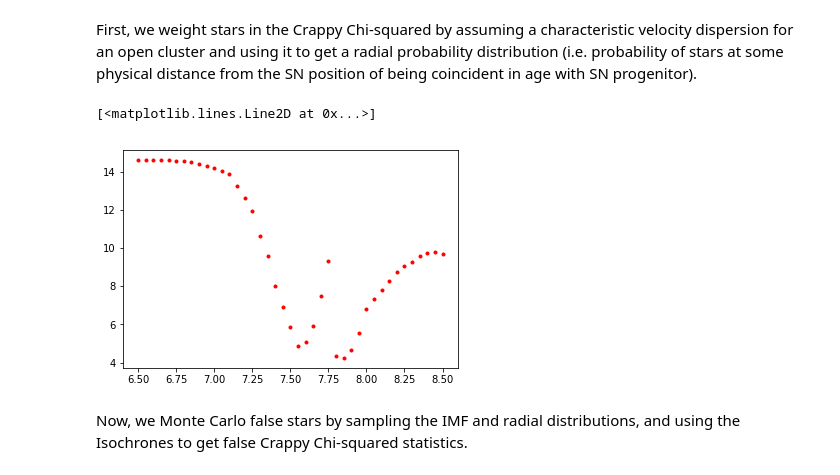
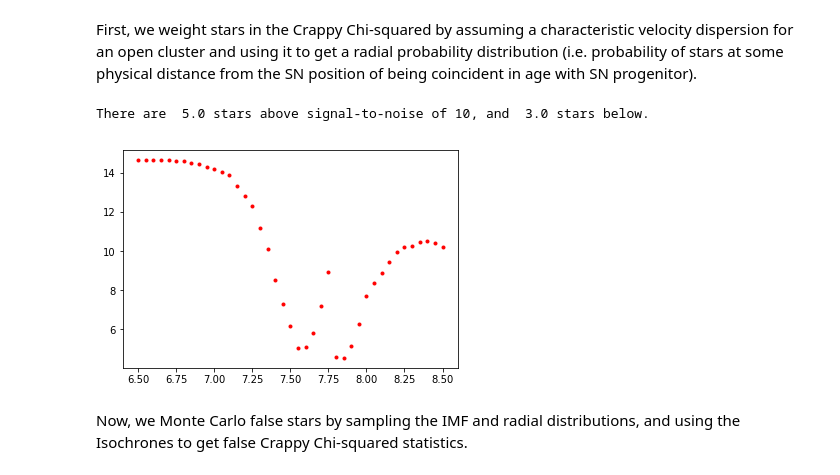
Before and after one commit to TTakaro/Type-Iax-HST, a Jupyter notebook: machine_learning/2008ha_MachineLearning.ipynb, the cells around one changed output. Saved outputs shown, nothing was run; the diff lists cells and outputs as text; code cells hidden in the pictures.

```diff
--- a/machine_learning/2008ha_MachineLearning.ipynb
+++ b/machine_learning/2008ha_MachineLearning.ipynb
@@ -567,16 +567,21 @@ SN_pos = np.array([1720.34, 3177.13])
 
 CChi = np.zeros([2,n_ages]) # This is the array which measure crappy chi-squared across all filters
 k = 0
+n10SN = 0
+nlow = 0
 for age, (mag_435, mag_555, mag_625, mag_814) in age_cmd.items():
     phys_dist_temp = 0 # This will hold the total physical distance weights to be averaged and divided out to normalize
     temp = 0 # This will hold the distance for each data point to the line
 
     # Sets the radial dispersion for the region
-    sigma = .92 * 10000000 * 3.15e7 * (360 * 60 * 60)/(2 * np.pi) * 1/(21.81e6 * 3.086e13 * .05) # Replace 10000000 w/ 10**age
+    sigma = .92 * 10**age * 3.15e7 * (360 * 60 * 60)/(2 * np.pi) * 1/(21.81e6 * 3.086e13 * .05) # Replace 10000000 w/ 10**age
     for j in range(new_info3.shape[0]):
         # Removes "stars" with mag > 90 in any band
         if (new_info3[j,15] > 90) or (new_info3[j,28] > 90) or (new_info3[j,41] > 90) or (new_info3[j,54] > 90):
             break
+        if new_info3[j,5] >= 10:
+            n10SN += 1
+        else: nlow += 1
 
         # Uses physical distance between star and SN position to weight each star
         phys_dist = np.sqrt((SN_pos[0] - new_info3[j,2])**2 + (SN_pos[1] - new_info3[j,3])**2)
@@ -592,6 +597,9 @@ for age, (mag_435, mag_555, mag_625, mag_814) in age_cmd.items():
         # Removes "stars" with mag > 90 in any band
         if (new_info2[j,15] > 90) or (new_info2[j,28] > 90) or (new_info2[j,41] > 90) or (new_info2[j,54] > 90):
             break
+        if new_info2[j,5] >= 10:
+            n10SN += 1
+        else: nlow += 1
 
         # Uses physical distance between star and SN position to weight each star
         phys_dist = np.sqrt((SN_pos[0] - new_info2[j,2])**2 + (SN_pos[1] - new_info2[j,3])**2)
@@ -602,35 +610,39 @@ for age, (mag_435, mag_555, mag_625, mag_814) in age_cmd.items():
 
         # Adds the difference in mags for each data point in quadrature.
         temp = temp + (phys_dist_weight * np.amin(np.sqrt((new_info2[j,15] - mag_435)**2
           + (new_info2[j,28] - mag_555)**2 + (new_info2[j,41] - mag_625)**2 + (new_info2[j,54] - mag_814)**2)))**2
     for j in range(new_info.shape[0]):
         # Removes "stars" with mag > 90 in any band
         if (new_info[j,15] > 90) or (new_info[j,28] > 90) or (new_info[j,41] > 90) or (new_info[j,54] > 90):
             break
+        if new_info[j,5] >= 10:
+            n10SN += 1
+        else: nlow += 1
 
         # Uses physical distance between star and SN position to weight each star
         phys_dist = np.sqrt((SN_pos[0] - new_info[j,2])**2 + (SN_pos[1] - new_info[j,3])**2)
         weight_func = np.convolve(1/(np.sqrt(2 * np.pi) * sigma) * np.exp(- np.linspace(-200,200,1000)**2/(2 * sigma**2)),
                                 np.append(np.zeros(375),np.append(np.ones(250),np.zeros(375))))
         phys_dist_weight = weight_func[1000 + int(phys_dist*2.5)]
         phys_dist_temp += phys_dist_weight # Will be used to compute average of the weights
 
         # Adds the difference in mags for each data point in quadrature.
         temp = temp + (phys_dist_weight * np.amin(np.sqrt((new_info[j,15] - mag_435)**2
           + (new_info[j,28] - mag_555)**2 + (new_info[j,41] - mag_625)**2 + (new_info[j,54] - mag_814)**2)))**2
 
     # There are two stars removed not counted, as they have >90 mag in some filter
     phys_dist_temp /= (new_info3.shape[0] + new_info2.shape[0] + new_info.shape[0] - 2)
     CChi[0,k] = age
     CChi[1,k] = np.sqrt(temp)/phys_dist_temp
     k = k + 1
 
 # Ensures that the crappy chi-squared arrays are ordered by age for convenience.
 CChi = CChi.T[CChi.T[:,0].argsort()]
 plt.plot(CChi.T[0], CChi.T[1], 'r.')
+print("There are ", n10SN/n_ages, "stars above signal-to-noise of 10, and ", nlow/n_ages, "stars below.")
 # %% [output]
-[<matplotlib.lines.Line2D at 0x...>]
+There are  5.0 stars above signal-to-noise of 10, and  3.0 stars below.
-[figure, old version]
+[figure, new version]
 # %% [markdown]
 Now, we Monte Carlo false stars by sampling the IMF and radial distributions, and using the Isochrones to get false Crappy Chi-squared statistics.
 # %%
```
Also changed, not shown: parts of 7 cells of this notebook, 57 other files.
